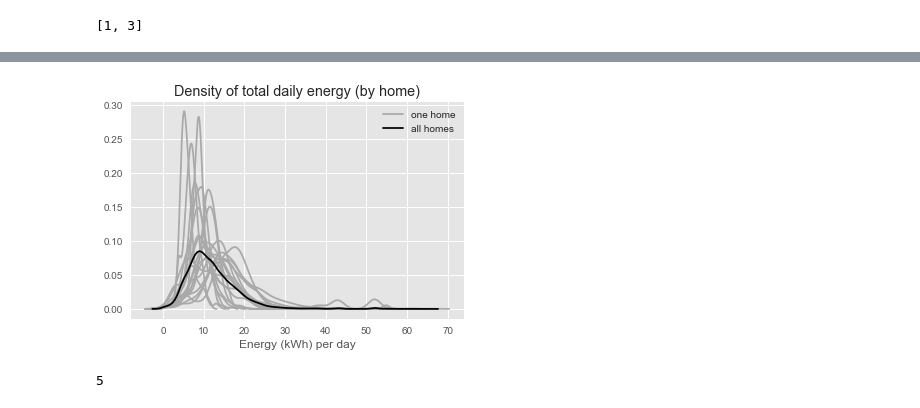
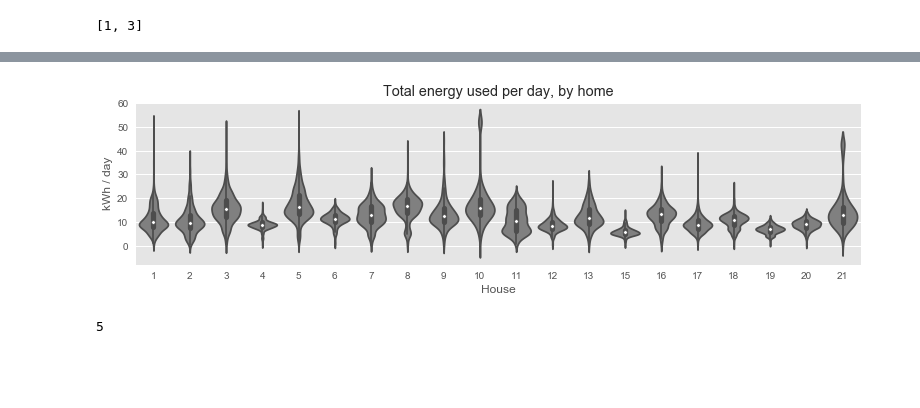
Before and after one commit to sipolac/thesis, a Jupyter notebook: py/explore_and_clean.ipynb, the cells around one changed output, grey strips where cells are left out. Saved outputs shown, nothing was run; the diff lists cells and outputs as text; code cells hidden in the pictures; blank space fills up the shorter version.

```diff
--- a/py/explore_and_clean.ipynb
+++ b/py/explore_and_clean.ipynb
@@ -302,21 +396,21 @@ for i, app_name in enumerate(APP_NAMES):
 # %%
-y = pd.DataFrame({'Energy': dstats[('EnergyAppliance0', 'sum')],
-                  'House': dstats['House']})
+fig = plt.figure(figsize=(13,3))
+ax = fig.add_subplot(111)
+df = pd.DataFrame({'Energy': dstats[('EnergyAppliance0', 'sum')],
+                   'House': dstats['House']})
 # y = y[y['Energy'] < np.percentile(y['Energy'], 95)]
 # print y
-not_too_big   = y['Energy'] < np.percentile(y['Energy'].dropna(), 99.99)
-not_too_small = y['Energy'] > np.percentile(y['Energy'].dropna(), 0.01)
-y = y[(not_too_big) & (not_too_small)]
-for house_id in HOUSE_IDS:
-    label = 'one home' if house_id == HOUSE_IDS[0] else None
-    y_house = y.loc[y['House'] == house_id]
-    ax = sns.kdeplot(y_house['Energy'].values, color='darkgray', label=label)
-    ax.set_title('Density of total daily energy (by home)')
-    ax.set_xlabel('Energy (kWh) per day')
-ax = sns.kdeplot(y['Energy'].values, color='black', label='all homes')
+not_too_big   = df['Energy'] < np.percentile(df['Energy'].dropna(), 99.9)
+not_too_small = df['Energy'] > np.percentile(df['Energy'].dropna(), 0.1)
+df = df[(not_too_big) & (not_too_small)]
+sns.violinplot(x='House', y='Energy', data=df, scale='width', color='gray')
+ax.set_title('Total energy used per day, by home')
+ax.set_xlabel('House')
+ax.set_ylabel('kWh / day')
+plt.savefig(os.path.join(dir_run, 'energy_densities_by_home.pdf'))
 plt.show()
 # %% [output]
-[figure, old version]
+[figure, new version]
 # %%
 # # One day with negative aggregate.
 # plot_day(3, datetime(2014,4,6))
```
Also changed, not shown: parts of 11 cells of this notebook, 4 other files.
